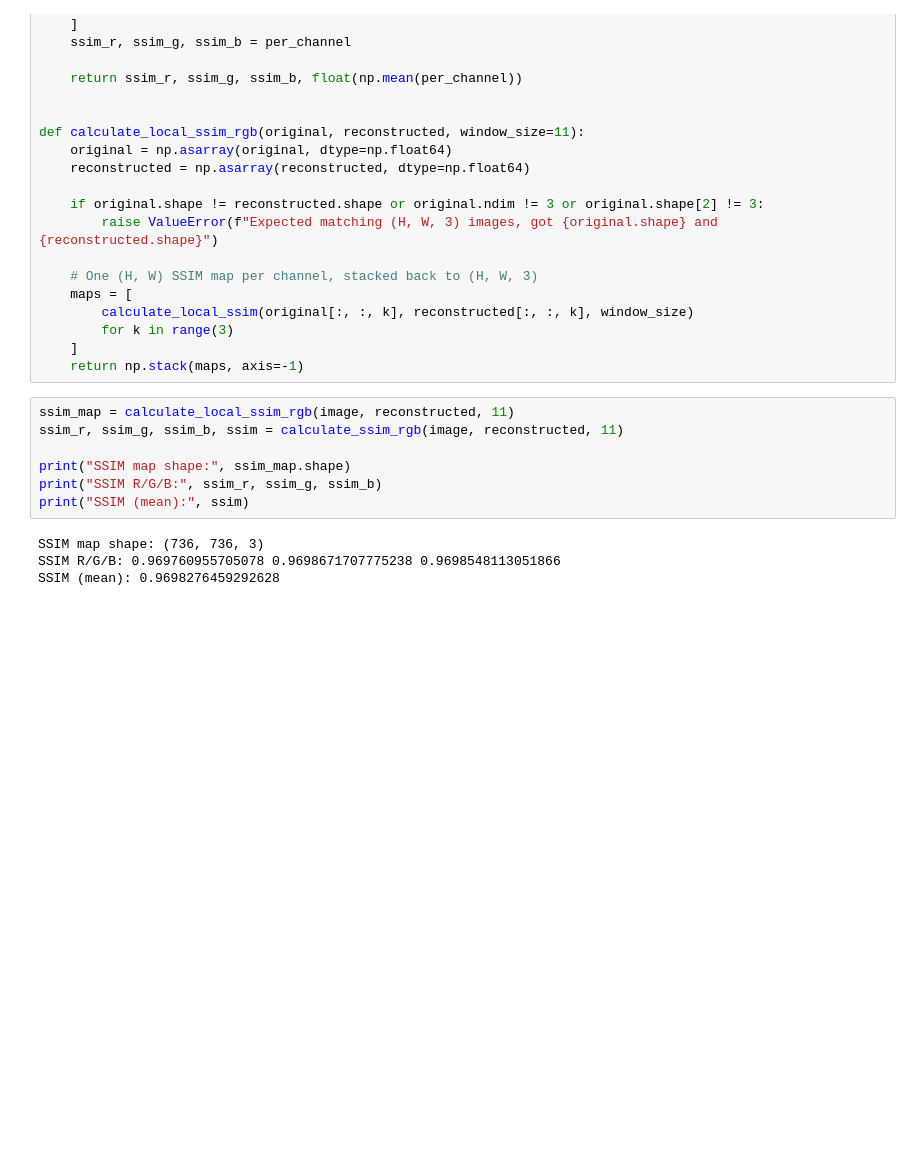
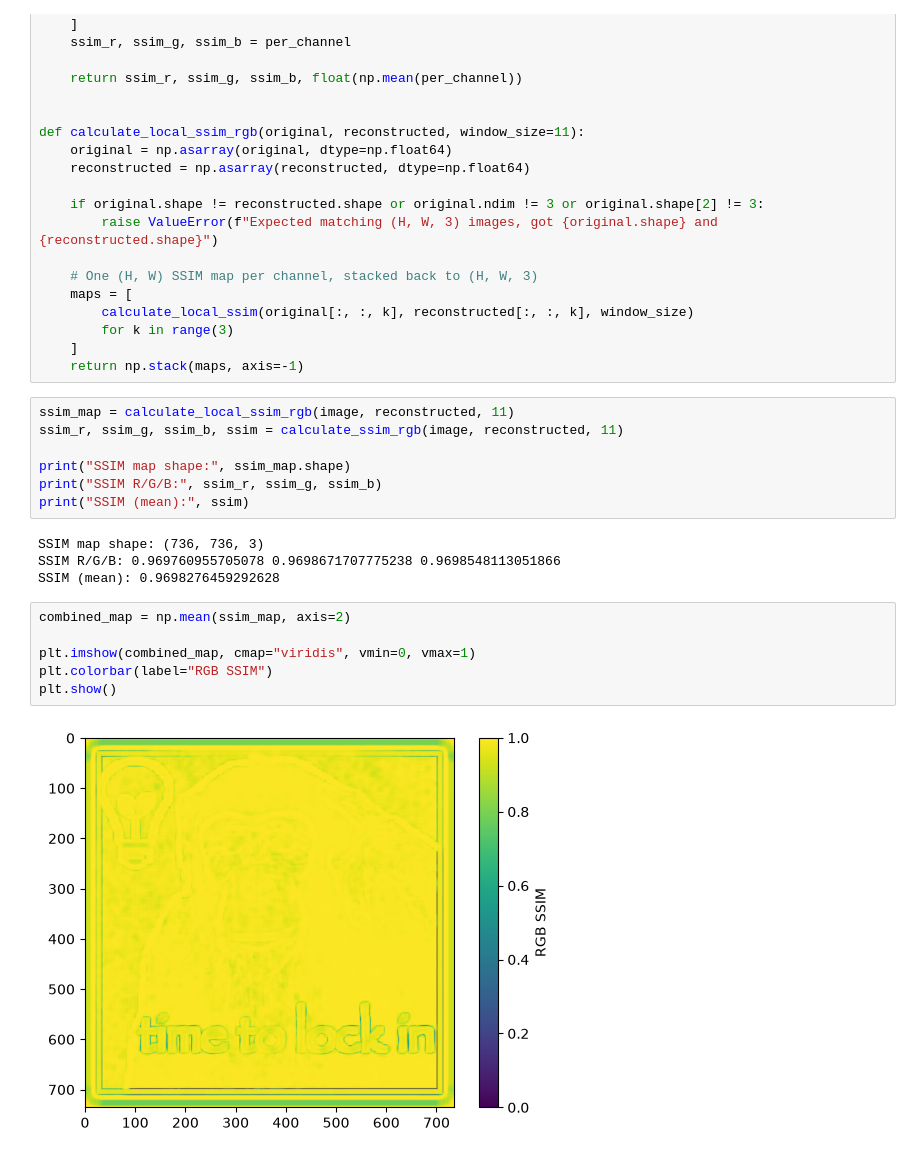
Before and after one commit to XZNON/z-sampling, a Jupyter notebook: 01_neareest_neigh.ipynb, the cells around one changed output. Cells and saved outputs as stored; diff of their text form; blank space fills up the shorter version.

```diff
--- a/01_neareest_neigh.ipynb
+++ b/01_neareest_neigh.ipynb
@@ -1844,3 +1844,11 @@ print("SSIM (mean):", ssim)
 SSIM map shape: (736, 736, 3)
 SSIM R/G/B: 0.969760955705078 0.9698671707775238 0.9698548113051866
 SSIM (mean): 0.9698276459292628
+# %%
+combined_map = np.mean(ssim_map, axis=2)
+
+plt.imshow(combined_map, cmap="viridis", vmin=0, vmax=1)
+plt.colorbar(label="RGB SSIM")
+plt.show()
+# %% [output]
+[figure, added]
```
Also changed, not shown: 5 other files.
